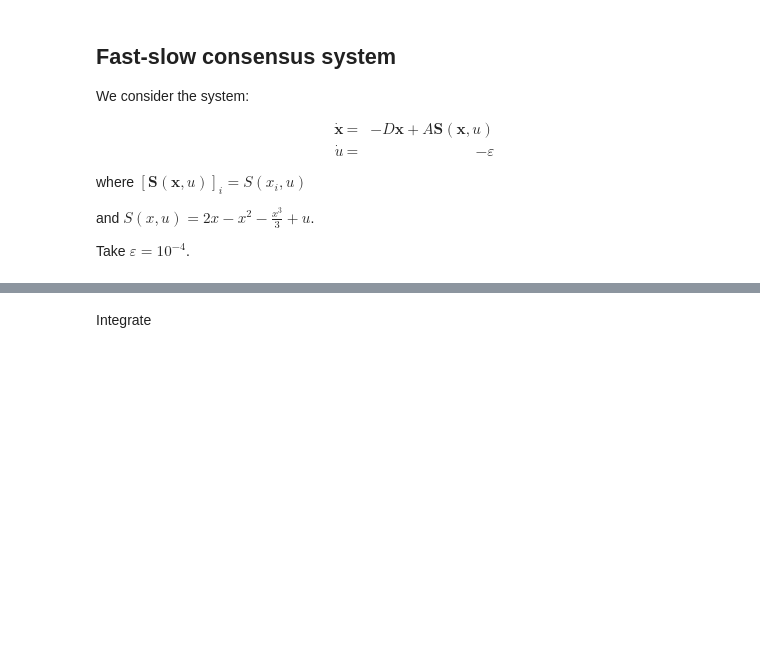
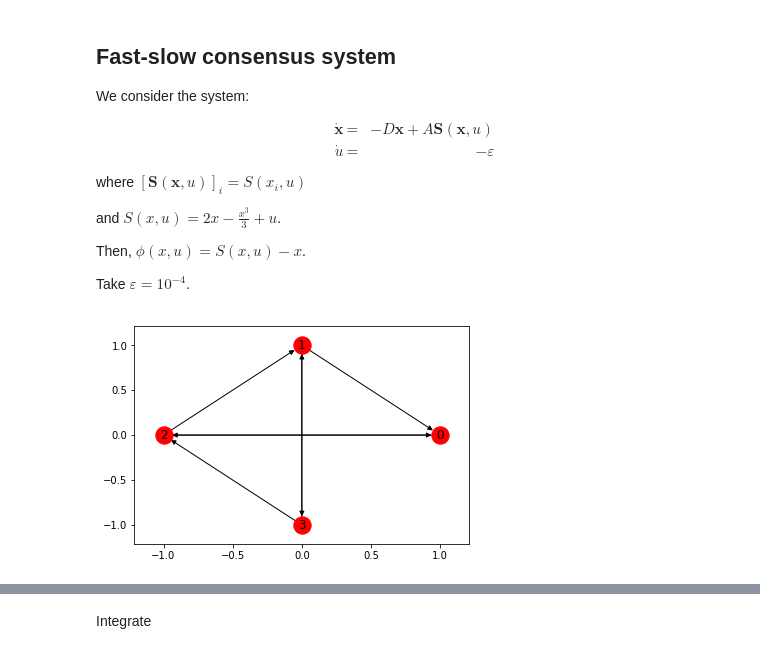
Before and after one commit to hkumar6/thesis-notebooks, a Jupyter notebook: fast_slow_connected.ipynb, the cells around one changed output, grey strips where cells are left out. Cells and saved outputs as stored; diff of their text form; code cells hidden in the pictures; blank space fills up the shorter version.

```diff
--- a/fast_slow_connected.ipynb
+++ b/fast_slow_connected.ipynb
@@ -10,7 +10,9 @@ We consider the system:
 
 where $[\mathbf{S}(\mathbf{x},u)]_i = S(x_i,u)$
 
-and $S(x,u) = 2x - x^2 - \frac{x^3}{3} + u$.
+and $S(x,u) = 2x - \frac{x^3}{3} + u$.
+
+Then, $\phi(x,u) = S(x,u) - x$.
 
 Take $\varepsilon = 10^{-4}$.
 # %%
@@ -32,3 +31,9 @@ g.add_edges_from([
+# %%
+layout_dict = nx.circular_layout(g)
+plot(g, "fast_slow_"+str(N)+".tex", standalone=False, layout=layout_dict)
+nx.draw_networkx(g, pos=layout_dict)
+# %% [output]
+[figure, added]
 # %%
 #g = nx.complete_graph(3, create_using=nx.DiGraph())
 A = nx.adjacency_matrix(g)
```
Also changed, not shown: parts of 16 cells of this notebook, 43 other files.
